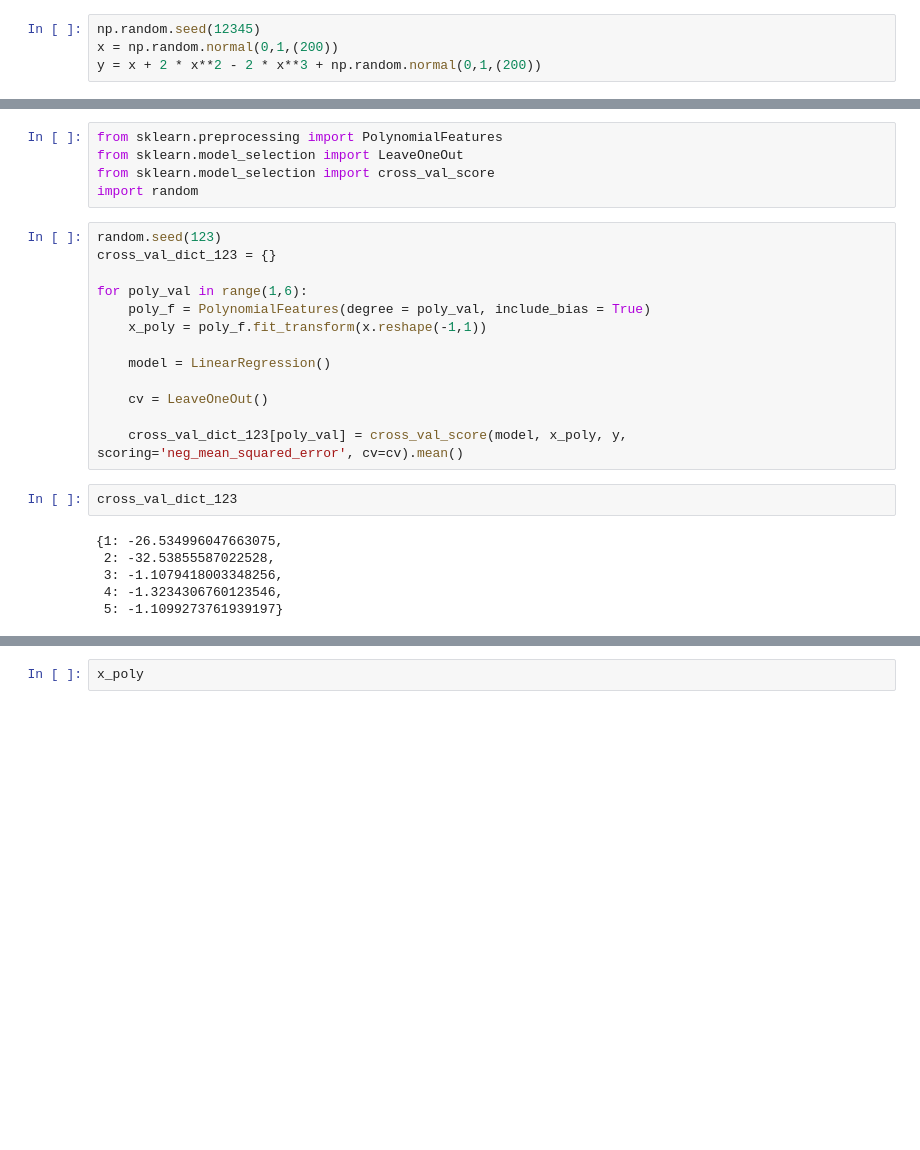
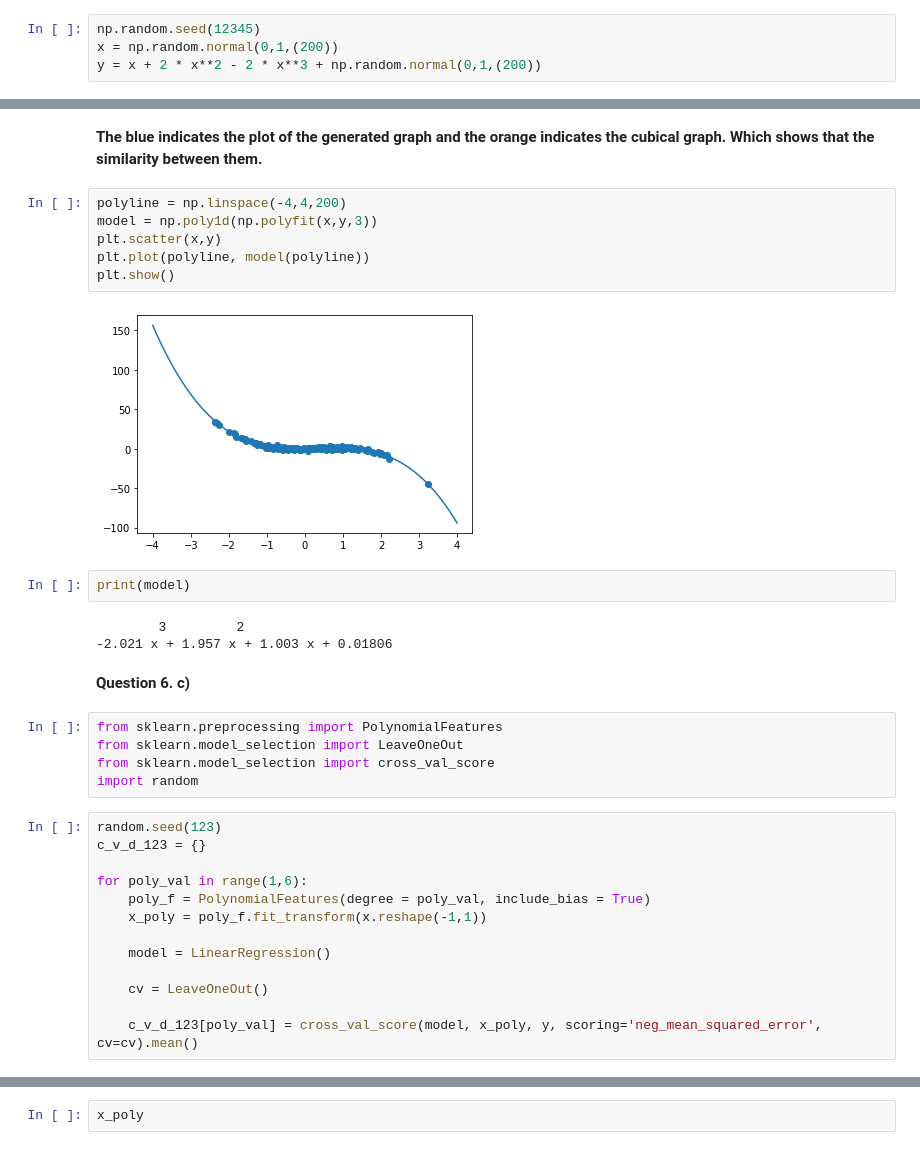
Before and after one commit to Ayush-Patel-10/DS-5220_Assignments, a Jupyter notebook: problem-6.ipynb, the cells around one changed output, grey strips where cells are left out. Cells and saved outputs as stored; diff of their text form; blank space fills up the shorter version.

```diff
--- a/problem-6.ipynb
+++ b/problem-6.ipynb
@@ -17,3 +31,20 @@ plt.scatter(x,y)
+# %% [markdown]
+**The blue indicates the plot of the generated graph and the orange indicates the cubical graph. Which shows that the similarity between them.**
+# %%
+polyline = np.linspace(-4,4,200)
+model = np.poly1d(np.polyfit(x,y,3))
+plt.scatter(x,y)
+plt.plot(polyline, model(polyline))
+plt.show()
+# %% [output]
+[figure, added]
+# %%
+print(model)
+# %% [output]
+        3         2
+-2.021 x + 1.957 x + 1.003 x + 0.01806
+# %% [markdown]
+**Question 6. c)**
 # %%
 from sklearn.preprocessing import PolynomialFeatures
 from sklearn.model_selection import LeaveOneOut
@@ -21,7 +52,7 @@ from sklearn.model_selection import cross_val_score
 import random
 # %%
 random.seed(123)
-cross_val_dict_123 = {}
+c_v_d_123 = {}
 
 for poly_val in range(1,6):
     poly_f = PolynomialFeatures(degree = poly_val, include_bias = True)
@@ -31,12 +62,4 @@ for poly_val in range(1,6):
 
     cv = LeaveOneOut()
 
-    cross_val_dict_123[poly_val] = cross_val_score(model, x_poly, y, scoring='neg_mean_squared_error', cv=cv).mean()
+    c_v_d_123[poly_val] = cross_val_score(model, x_poly, y, scoring='neg_mean_squared_error', cv=cv).mean()
-# %%
-cross_val_dict_123
-# %% [output]
-{1: -26.534996047663075,
- 2: -32.53855587022528,
- 3: -1.1079418003348256,
- 4: -1.3234306760123546,
- 5: -1.1099273761939197}
```
Also changed, not shown: parts of 14 cells of this notebook.
